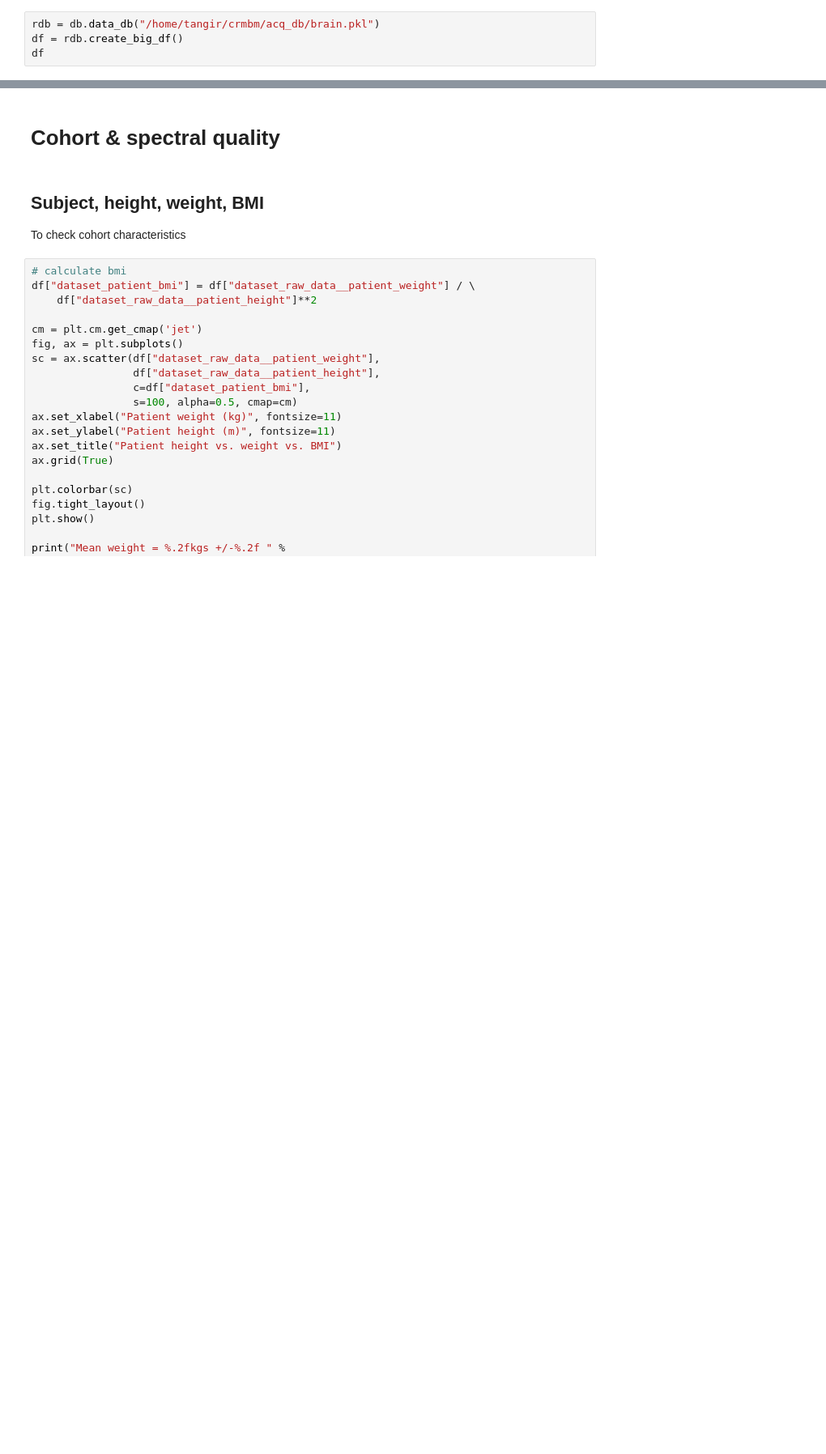
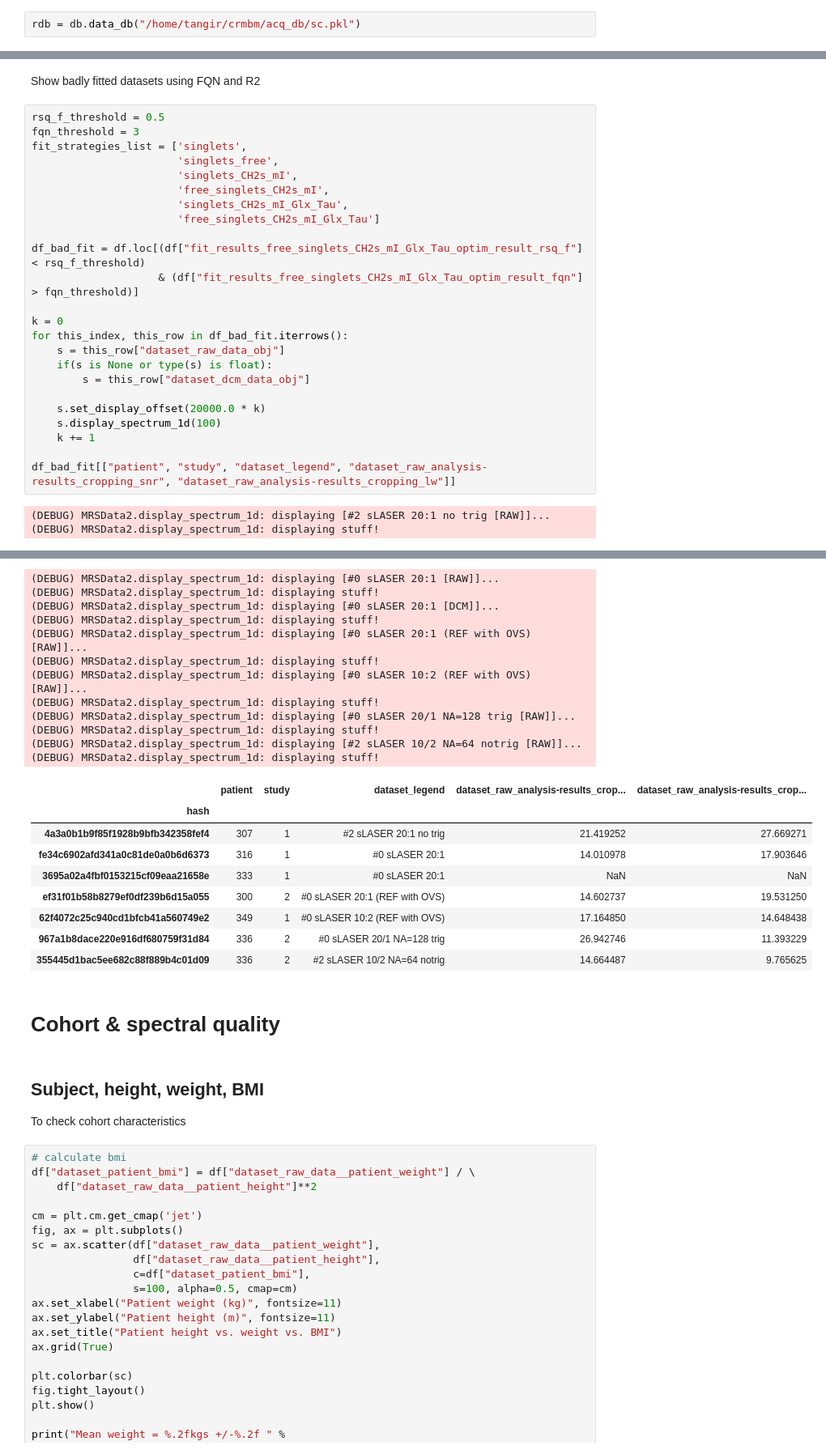
Before and after one commit to tngrssl/pastis, a Jupyter notebook: notebooks/stats.ipynb, the cells around one changed output, grey strips where cells are left out. Shown at 81% size. Cells and saved outputs as stored; diff of their text form; blank space fills up the shorter version.

Commit message:
- adjusting reco for some crappy datasets - fixes in db class - added lipids and artefact suppression for fit

```diff
--- a/notebooks/stats.ipynb
+++ b/notebooks/stats.ipynb
@@ -28,5 +29,3 @@ Maybe only sLASER R>10 and N=1 ?
 # %%
-rdb = db.data_db("/home/tangir/crmbm/acq_db/brain.pkl")
-df = rdb.create_big_df()
-df
+rdb = db.data_db("/home/tangir/crmbm/acq_db/sc.pkl")
 # %% [output]
@@ -42,0 +60,29 @@ df
+# %% [markdown]
+Show badly fitted datasets using FQN and R2
+# %%
+rsq_f_threshold = 0.5
+fqn_threshold = 3
+fit_strategies_list = ['singlets',
+                       'singlets_free',
+                       'singlets_CH2s_mI',
+                       'free_singlets_CH2s_mI',
+                       'singlets_CH2s_mI_Glx_Tau',
+                       'free_singlets_CH2s_mI_Glx_Tau']
+
+df_bad_fit = df.loc[(df["fit_results_free_singlets_CH2s_mI_Glx_Tau_optim_result_rsq_f"] < rsq_f_threshold)
+                    & (df["fit_results_free_singlets_CH2s_mI_Glx_Tau_optim_result_fqn"] > fqn_threshold)]
+
+k = 0
+for this_index, this_row in df_bad_fit.iterrows():
+    s = this_row["dataset_raw_data_obj"]
+    if(s is None or type(s) is float):
+        s = this_row["dataset_dcm_data_obj"]
+
+    s.set_display_offset(20000.0 * k)
+    s.display_spectrum_1d(100)
+    k += 1
+
+df_bad_fit[["patient", "study", "dataset_legend", "dataset_raw_analysis-results_cropping_snr", "dataset_raw_analysis-results_cropping_lw"]]
+# %% [output]
+(DEBUG) MRSData2.display_spectrum_1d: displaying [#2 sLASER 20:1 no trig [RAW]]...
+(DEBUG) MRSData2.display_spectrum_1d: displaying stuff!
@@ -43,3 +91,24 @@ df
+(DEBUG) MRSData2.display_spectrum_1d: displaying [#0 sLASER 20:1 [RAW]]...
+(DEBUG) MRSData2.display_spectrum_1d: displaying stuff!
+(DEBUG) MRSData2.display_spectrum_1d: displaying [#0 sLASER 20:1 [DCM]]...
+(DEBUG) MRSData2.display_spectrum_1d: displaying stuff!
+(DEBUG) MRSData2.display_spectrum_1d: displaying [#0 sLASER 20:1 (REF with OVS) [RAW]]...
+(DEBUG) MRSData2.display_spectrum_1d: displaying stuff!
+(DEBUG) MRSData2.display_spectrum_1d: displaying [#0 sLASER 10:2 (REF with OVS) [RAW]]...
+(DEBUG) MRSData2.display_spectrum_1d: displaying stuff!
+(DEBUG) MRSData2.display_spectrum_1d: displaying [#0 sLASER 20/1 NA=128 trig [RAW]]...
+(DEBUG) MRSData2.display_spectrum_1d: displaying stuff!
+(DEBUG) MRSData2.display_spectrum_1d: displaying [#2 sLASER 10/2 NA=64 notrig [RAW]]...
+(DEBUG) MRSData2.display_spectrum_1d: displaying stuff!
+|  | patient | study | dataset_legend | dataset_raw_analysis-results_crop... | dataset_raw_analysis-results_crop... |
+| hash |  |  |  |  |  |
+| 4a3a0b1b9f85f1928b9bfb342358fef4 | 307 | 1 | #2 sLASER 20:1 no trig | 21.419252 | 27.669271 |
+| fe34c6902afd341a0c81de0a0b6d6373 | 316 | 1 | #0 sLASER 20:1 | 14.010978 | 17.903646 |
+| 3695a02a4fbf0153215cf09eaa21658e | 333 | 1 | #0 sLASER 20:1 | NaN | NaN |
+| ef31f01b58b8279ef0df239b6d15a055 | 300 | 2 | #0 sLASER 20:1 (REF with OVS) | 14.602737 | 19.531250 |
+| 62f4072c25c940cd1bfcb41a560749e2 | 349 | 1 | #0 sLASER 10:2 (REF with OVS) | 17.164850 | 14.648438 |
+| 967a1b8dace220e916df680759f31d84 | 336 | 2 | #0 sLASER 20/1 NA=128 trig | 26.942746 | 11.393229 |
+| 355445d1bac5ee682c88f889b4c01d09 | 336 | 2 | #2 sLASER 10/2 NA=64 notrig | 14.664487 | 9.765625 |
 # %% [markdown]
 # Cohort & spectral quality
 # %% [markdown]
```
Also changed, not shown: parts of 6 cells of this notebook, 4 other files.
